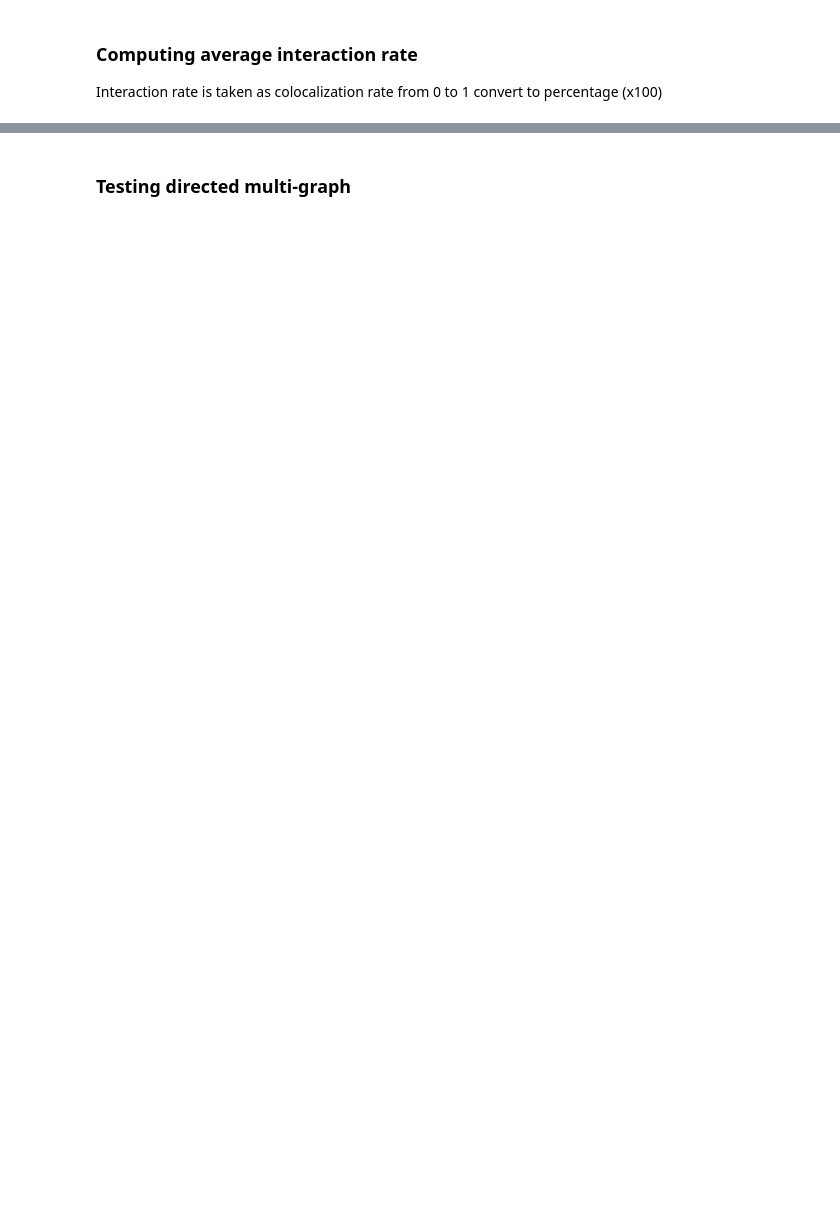
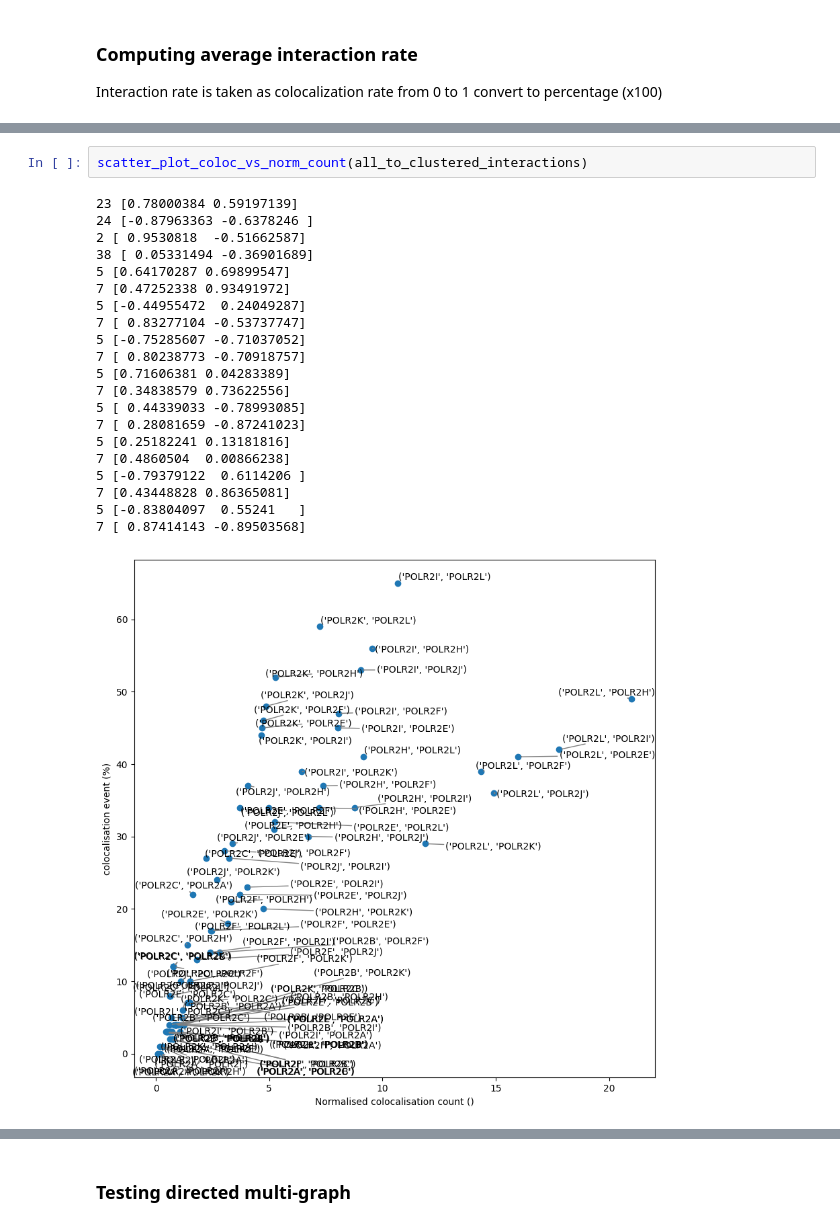
Before and after one commit to 2Echoes/Sequential_Fish, a Jupyter notebook: analysis/testing_notebooks/graphs.ipynb, the cells around one changed output, grey strips where cells are left out. Drawn from its saved outputs; the diff is of its cells as text; blank space fills up the shorter version.

```diff
--- a/analysis/testing_notebooks/graphs.ipynb
+++ b/analysis/testing_notebooks/graphs.ipynb
@@ -227 +307,25 @@ interactions.sort_values("RNA1")
+# %%
+scatter_plot_coloc_vs_norm_count(all_to_clustered_interactions)
+# %% [output]
+23 [0.78000384 0.59197139]
+24 [-0.87963363 -0.6378246 ]
+2 [ 0.9530818  -0.51662587]
+38 [ 0.05331494 -0.36901689]
+5 [0.64170287 0.69899547]
+7 [0.47252338 0.93491972]
+5 [-0.44955472  0.24049287]
+7 [ 0.83277104 -0.53737747]
+5 [-0.75285607 -0.71037052]
+7 [ 0.80238773 -0.70918757]
+5 [0.71606381 0.04283389]
+7 [0.34838579 0.73622556]
+5 [ 0.44339033 -0.78993085]
+7 [ 0.28081659 -0.87241023]
+5 [0.25182241 0.13181816]
+7 [0.4860504  0.00866238]
+5 [-0.79379122  0.6114206 ]
+7 [0.43448828 0.86365081]
+5 [-0.83804097  0.55241   ]
+7 [ 0.87414143 -0.89503568]
+[figure, added]
 # %% [markdown]
```
Also changed, not shown: parts of 21 cells of this notebook, 2 other files.
